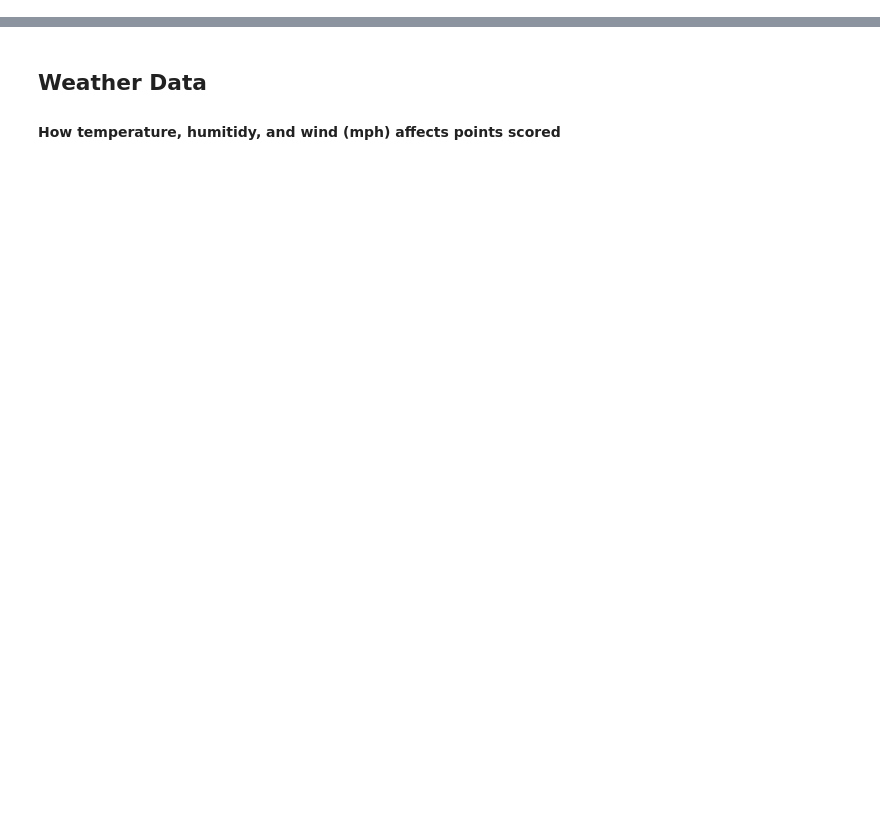
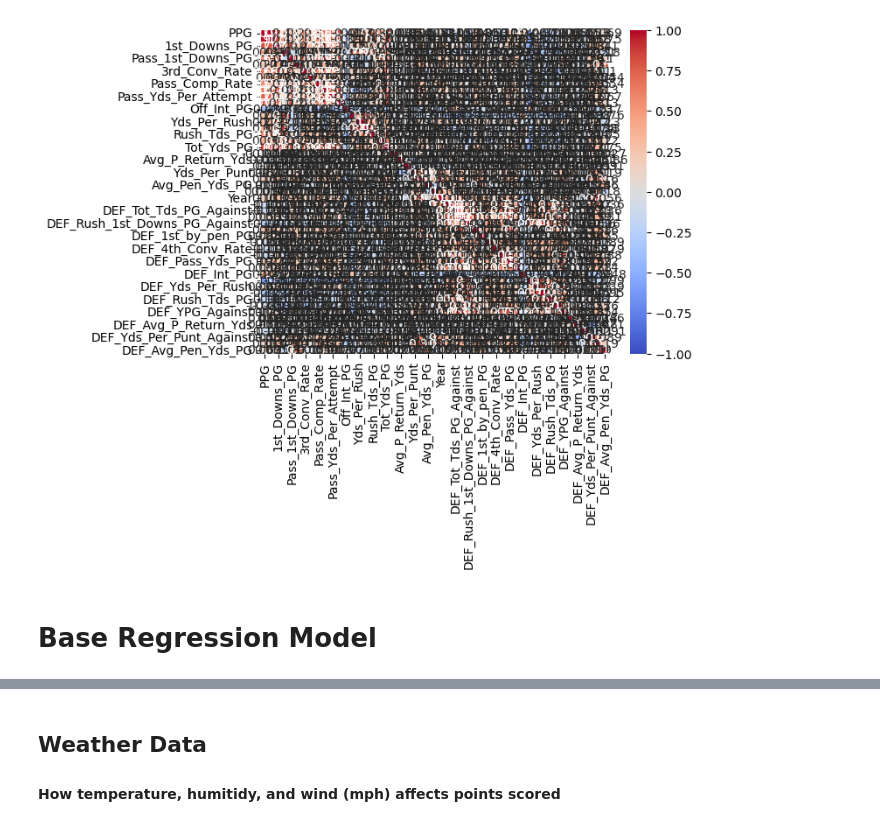
Before and after one commit to jtunley14/SundayProphet, a Jupyter notebook: NFL Sports Betting Capstone.ipynb, the cells around one changed output, grey strips where cells are left out. Drawn from its saved outputs; the diff is of its cells as text; code cells hidden in the pictures; blank space fills up the shorter version.

```diff
--- a/NFL Sports Betting Capstone.ipynb
+++ b/NFL Sports Betting Capstone.ipynb
@@ -1272,0 +1329,4 @@ Index(['SeasonID', 'PPG', 'Tot_TDs_PG', '1st_Downs_PG', 'Rush_1st_Downs_PG',
+# %%
+corr_mat = EDA.corr()
+corr_mat
+# Correlation matrix demonstrating how features interact with each other and the target variable
@@ -1272,0 +1351,9 @@ Index(['SeasonID', 'PPG', 'Tot_TDs_PG', '1st_Downs_PG', 'Rush_1st_Downs_PG',
+# %%
+plt.figure()
+sns.heatmap(corr_mat, cmap='coolwarm', center=0, vmin = -1, vmax = 1, annot=True)
+plt.show()
+# lol so this is useless
+# %% [output]
+[figure, added]
+# %% [markdown]
+# Base Regression Model
```
Also changed, not shown: parts of 214 cells of this notebook, 2 other files.
